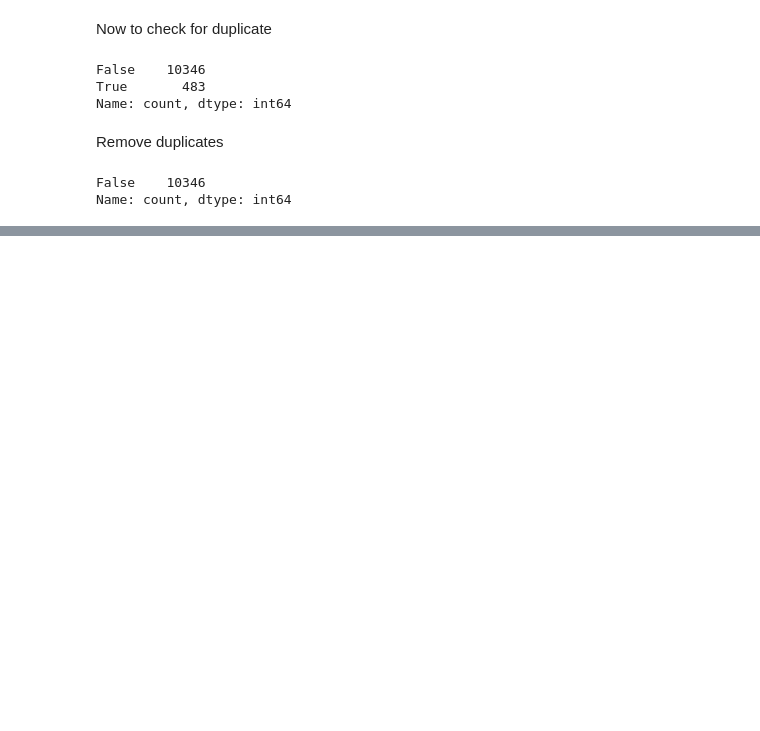
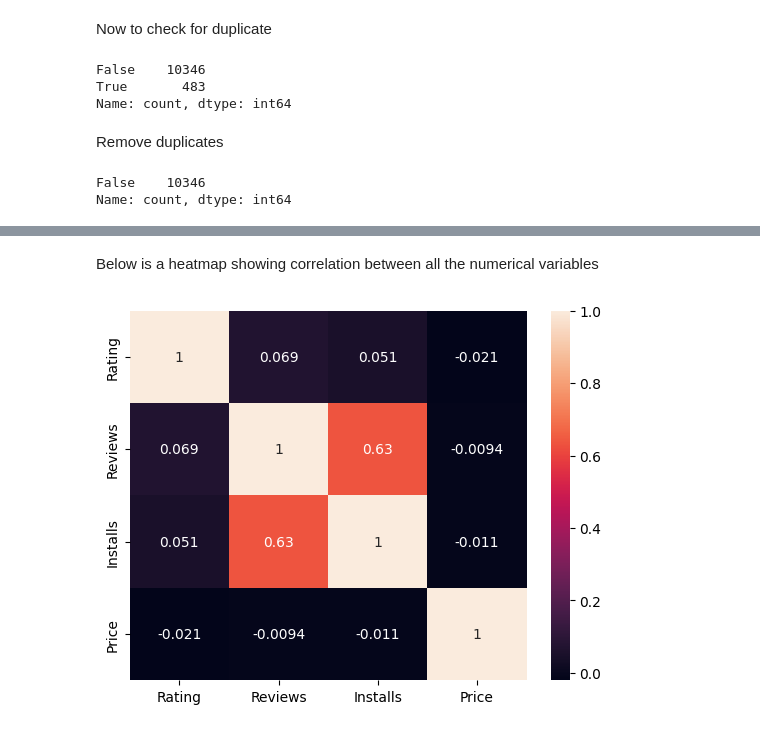
Before and after one commit to JackXLin/Google_Play_Store, a Jupyter notebook: google.ipynb, the cells around one changed output, grey strips where cells are left out. Drawn from its saved outputs; the diff is of its cells as text; code cells hidden in the pictures; blank space fills up the shorter version.

Commit message:
Added README.md and Added additional visualisations and conclusion to google.ipynb

```diff
--- a/google.ipynb
+++ b/google.ipynb
@@ -228,0 +204,10 @@ memory usage: 1.1+ MB
+# %%
+# "Reviews" to int type
+google["Reviews"] = google["Reviews"].astype("int")
+# remove "$" from "Price" and set it as float type
+google["Price"] = google["Price"].str.replace("$", "").astype("float")
+# set "Last Update" as datetime
+google["Last Updated"] = pd.to_datetime(google["Last Updated"])
+# remove "+" and "," from "Installs" and set it as int type
+google["Installs"] = google["Installs"].str.replace("[+,]", "", regex=True).astype(int)
+google.sample(10)
@@ -244,0 +279,7 @@ Name: count, dtype: int64
+# %% [markdown]
+Below is a heatmap showing correlation between all the numerical variables
+# %%
+sns.heatmap(google.corr(method="pearson", numeric_only=True), annot=True)
+plt.show()
+# %% [output]
+[figure, added]
```
Also changed, not shown: parts of 40 cells of this notebook, 1 other file.
